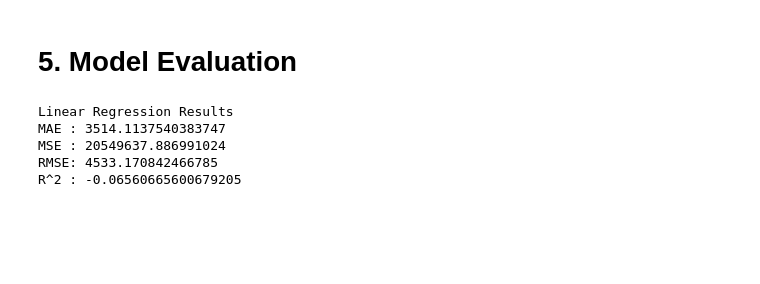
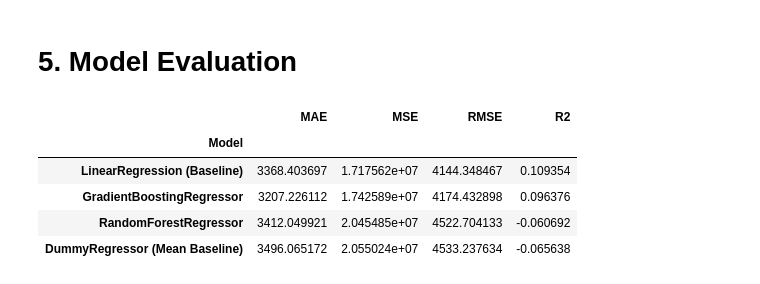
Before and after one commit to Nathan-James9/MLDP-Project-2026, a Jupyter notebook: MLDP-Project.ipynb, the cells around one changed output. Saved outputs shown, nothing was run; the diff lists cells and outputs as text; code cells hidden in the pictures; blank space fills up the shorter version.

```diff
--- a/MLDP-Project.ipynb
+++ b/MLDP-Project.ipynb
@@ -197,15 +246,11 @@ y = df[target_col].copy()
 # %% [markdown]
 ## 3.2 Train-Test Split
 # %%
-## Split data into train set and test set
-# We'll split by time order (first 80% train, last 20% test)
+# Time-based Train-Test Split (first 80% train, last 20% test)
 split_idx = int(len(df) * 0.8)
 
-X_train = X.iloc[:split_idx]
-y_train = y.iloc[:split_idx]
+train_df = df.iloc[:split_idx].copy()
+test_df  = df.iloc[split_idx:].copy()
 
-X_test  = X.iloc[split_idx:]
-y_test  = y.iloc[split_idx:]
-
-print("\nTrain size:", X_train.shape, "Test size:", X_test.shape)
+print("Train size:", train_df.shape, "Test size:", test_df.shape)
 # %% [output]
@@ -236,4 +320,9 @@ pipe_linr = Pipeline(steps=[
 # %%
+# Train models
+
 pipe_linr.fit(X_train, y_train)
+pipe_gb.fit(X_train, y_train)
+pipe_rf.fit(X_train, y_train)
+pipe_dummy.fit(X_train, y_train)
 # %% [output]
 Pipeline(steps=[('preprocess',
@@ -248,25 +338,46 @@ Pipeline(steps=[('preprocess',
 # %% [markdown]
 # 5. Model Evaluation
 # %%
-## Evaluate model
-y_pred = pipe_linr.predict(X_test)
+def regression_metrics(y_true, y_pred):
+    mae = mean_absolute_error(y_true, y_pred)
+    mse = mean_squared_error(y_true, y_pred)
+    rmse = np.sqrt(mse)
+    r2 = r2_score(y_true, y_pred)
+    return {"MAE": mae, "MSE": mse, "RMSE": rmse, "R2": r2}
 
-mae = mean_absolute_error(y_test, y_pred)
-mse = mean_squared_error(y_test, y_pred)
-rmse = np.sqrt(mse)
-r2 = r2_score(y_test, y_pred)
+# ---- Predict ----
+pred_linr = pipe_linr.predict(X_test)
+pred_gb = pipe_gb.predict(X_test)
+pred_rf = pipe_rf.predict(X_test)
+pred_dummy = pipe_dummy.predict(X_test)
 
-print("Linear Regression Results")
-print("MAE :", mae)
-print("MSE :", mse)
-print("RMSE:", rmse)
-print("R^2 :", r2)
+# ---- Metrics ----
+results = []
+m1 = regression_metrics(y_test, pred_linr)
+m1["Model"] = "LinearRegression (Baseline)"
+results.append(m1)
+
+m2 = regression_metrics(y_test, pred_rf)
+m2["Model"] = "RandomForestRegressor"
+results.append(m2)
+
+m3 = regression_metrics(y_test, pred_gb)
+m3["Model"] = "GradientBoostingRegressor"
+results.append(m3)
+
+m0 = regression_metrics(y_test, pred_dummy)
+m0["Model"] = "DummyRegressor (Mean Baseline)"
+results.append(m0)
+
+results_df = pd.DataFrame(results).set_index("Model").sort_values("RMSE")
+results_df
 # %% [output]
-Linear Regression Results
-MAE : 3514.1137540383747
-MSE : 20549637.886991024
-RMSE: 4533.170842466785
-R^2 : -0.06560665600679205
+|  | MAE | MSE | RMSE | R2 |
+| Model |  |  |  |  |
+| LinearRegression (Baseline) | 3368.403697 | 1.717562e+07 | 4144.348467 | 0.109354 |
+| GradientBoostingRegressor | 3207.226112 | 1.742589e+07 | 4174.432898 | 0.096376 |
+| RandomForestRegressor | 3412.049921 | 2.045485e+07 | 4522.704133 | -0.060692 |
+| DummyRegressor (Mean Baseline) | 3496.065172 | 2.055024e+07 | 4533.237634 | -0.065638 |
 # %%
 ## New data
 new_data = pd.DataFrame([{
```
Also changed, not shown: parts of 15 cells of this notebook.
